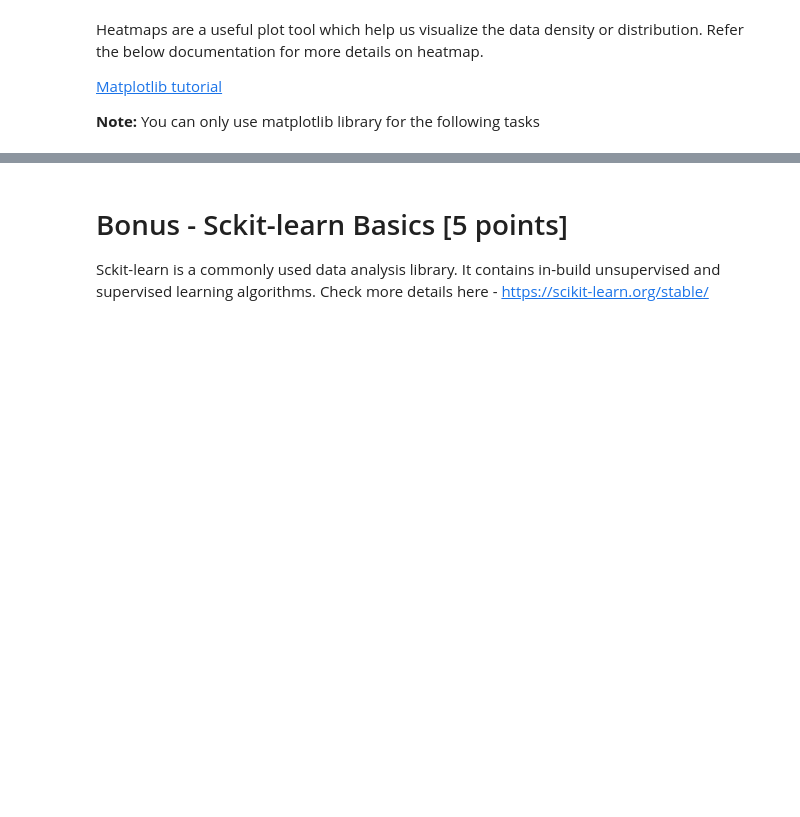
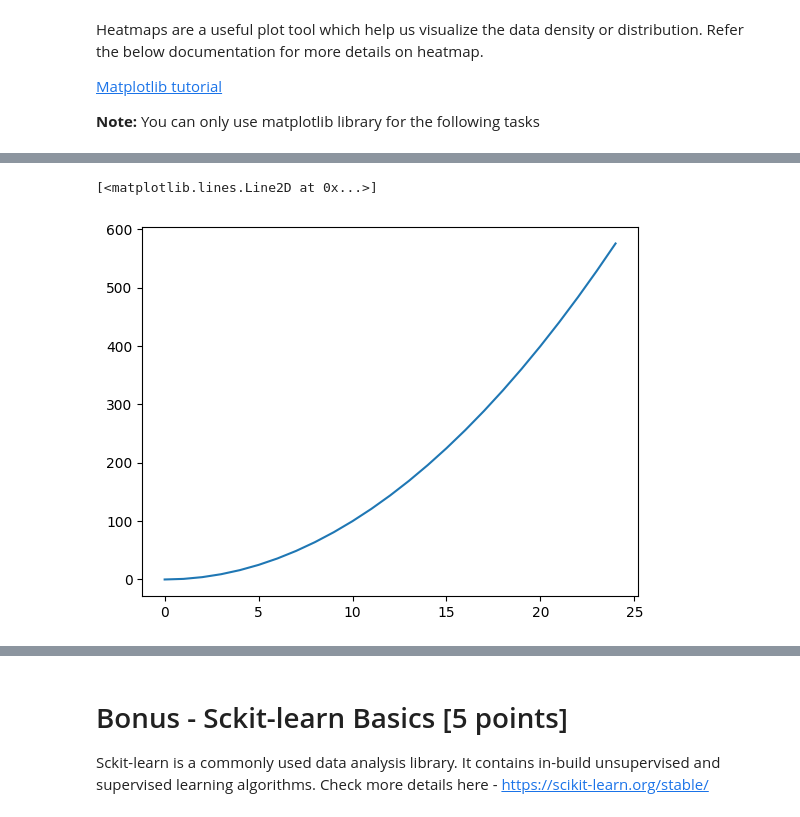
Before and after one commit to cpsoucy/CSE474_assignment_1, a Jupyter notebook: homework_1.ipynb, the cells around one changed output, grey strips where cells are left out. Saved outputs shown, nothing was run; the diff lists cells and outputs as text; code cells hidden in the pictures; blank space fills up the shorter version.

```diff
--- a/homework_1.ipynb
+++ b/homework_1.ipynb
@@ -334,5 +400,10 @@ Result should come in the form: [row1_max row2_max row3_max row4_max row5_max]
 '''
 
 # BEGIN_YOUR_CODE
+list_of_max = []
 
+for i in A:
+    list_of_max.append(max(i))
+
+print(list_of_max)
 # END_YOUR_CODE
@@ -460,7 +577,7 @@ Penguins wings are called flippers. They are flat, thin, and broad with a long,
 '''
 
 # BEGIN_YOUR_CODE
-
+df = pd.read_csv("penguins.csv")
 # END_YOUR_CODE
 # %%
 '''Provide the main statistics about the entries of the dataset (mean, std, etc.)
@@ -491,5 +645,6 @@ Penguins wings are called flippers. They are flat, thin, and broad with a long,
 '''Print the first 10 rows of the dataset'''
 
 # BEGIN_YOUR_CODE
-
+for i in range(0, 10):
+    print(df.loc[i])
 # END_YOUR_CODE
@@ -530,15 +740,21 @@ x = range(1,25)
 # %%
 '''For the given value x plot the function y = x^2 using lambda function y.
 
 Lambda function is a small anonymous function which consist of a single expression, and is usually used when we need the function for a smaller duration
 https://realpython.com/python-lambda/
 '''
 
 x = range(25)
 
 # BEGIN YOUR CODE
-
+#y = [pow(x, 2) for x in x]
+func_plot = lambda: [pow(i, 2) for i in x]
+y = func_plot()
+plt.plot(x, y)
 # END YOUR CODE
+# %% [output]
+[<matplotlib.lines.Line2D at 0x...>]
+[figure, added]
 # %%
 '''On one graph plot the following (Draw two lines on one graph):
 1) Plot the function y = x^2 using lambda function y (use your code from above)
```
Also changed, not shown: parts of 67 cells of this notebook, 1 other file.
